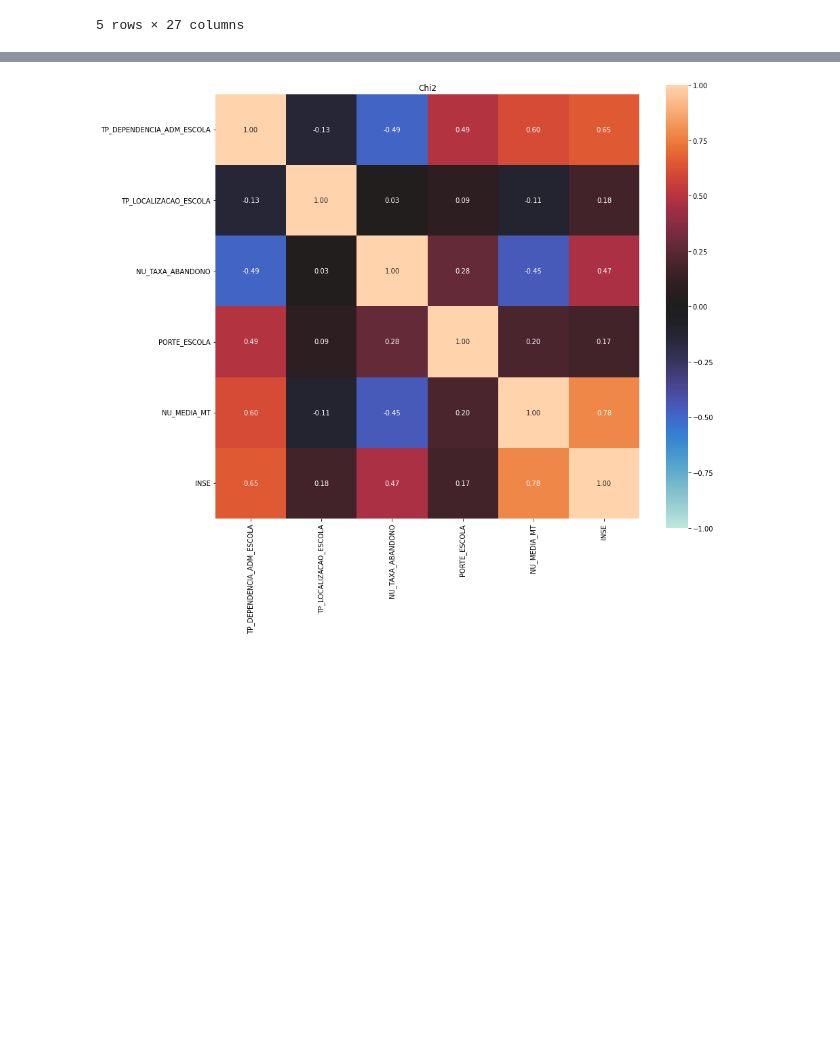
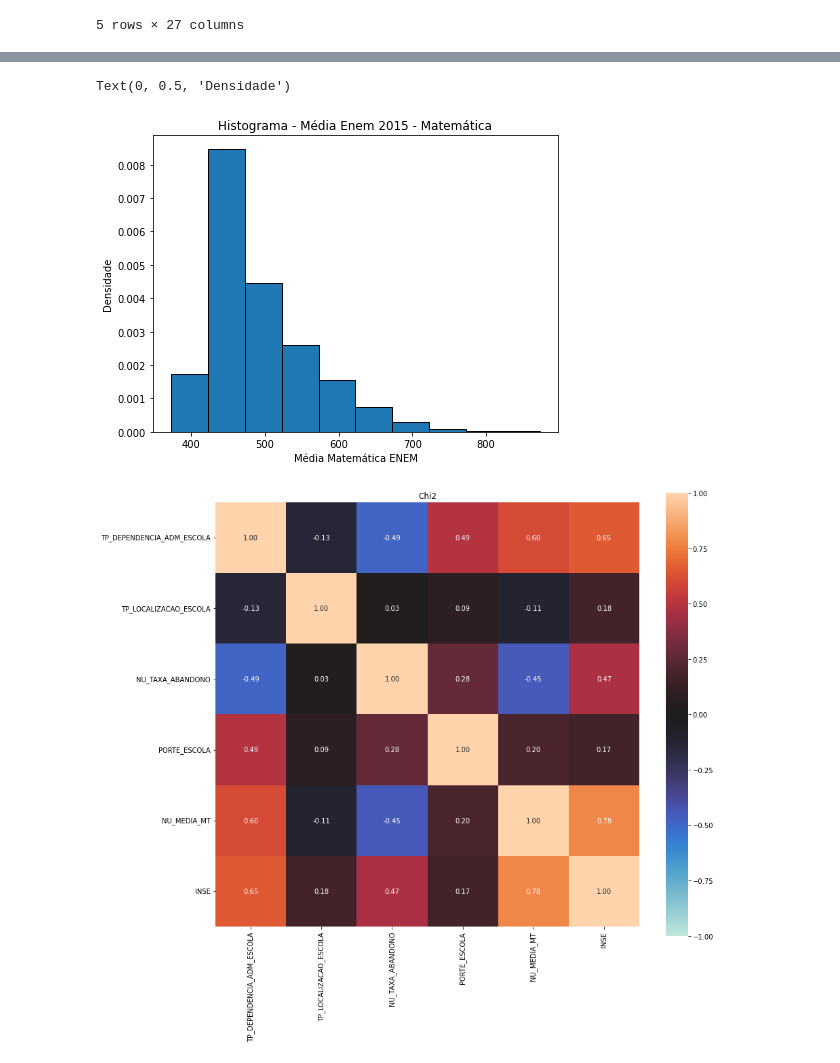
Before and after one commit to insper-classroom/23-1a-cd-p2-lucca_pedro_rafael, a Jupyter notebook: P2.ipynb, the cells around one changed output, grey strips where cells are left out. Saved outputs shown, nothing was run; the diff lists cells and outputs as text; code cells hidden in the pictures; blank space fills up the shorter version.

```diff
--- a/P2.ipynb
+++ b/P2.ipynb
@@ -155,0 +175,11 @@ dados_limpando
+# %%
+plt.figure(figsize=(16, 12))
+
+plt.subplot(221)
+plt.hist(dados_limpando.NU_MEDIA_MT, edgecolor='black', density=True)
+plt.title("Histograma - Média Enem 2015 - Matemática")
+plt.xlabel('Média Matemática ENEM')
+plt.ylabel('Densidade')
+# %% [output]
+Text(0, 0.5, 'Densidade')
+[figure, added]
```
Also changed, not shown: parts of 28 cells of this notebook.
